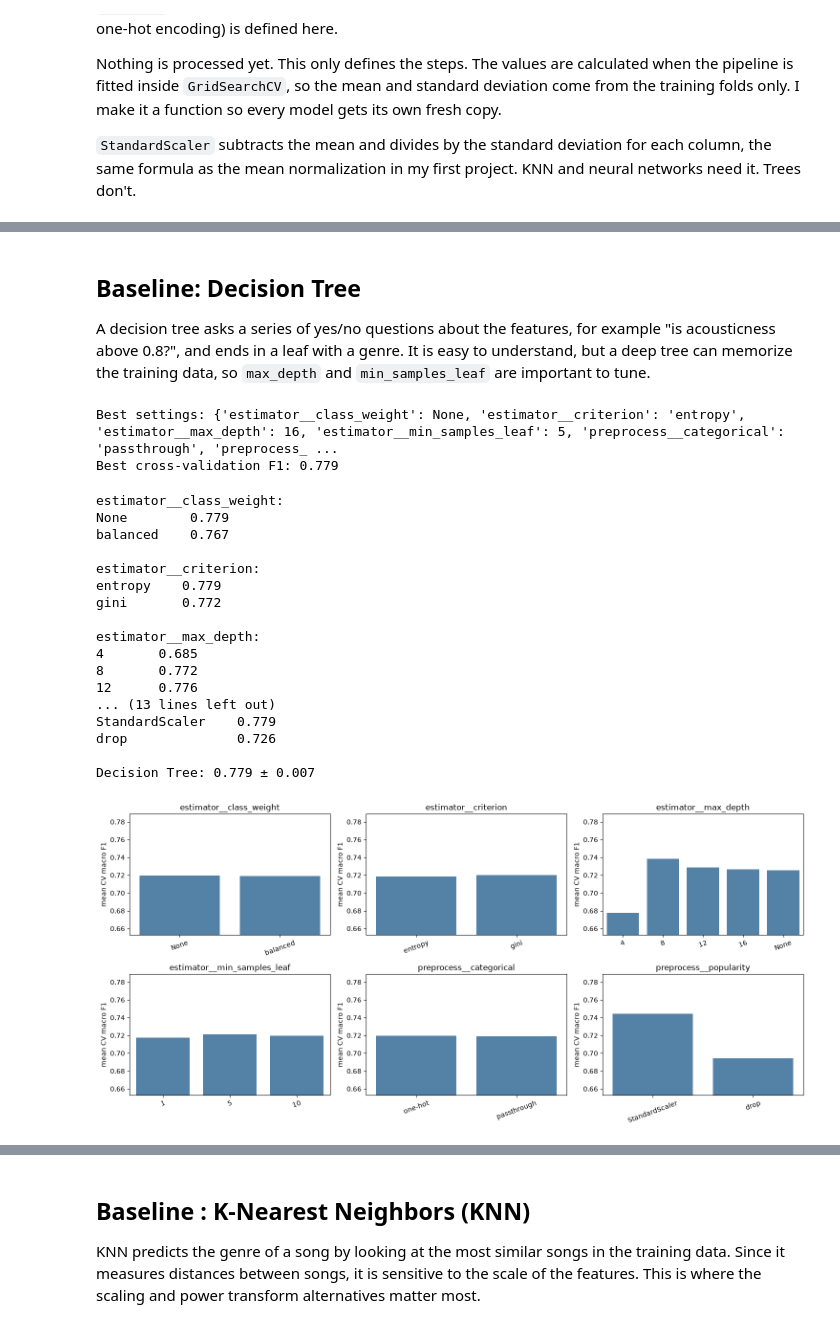
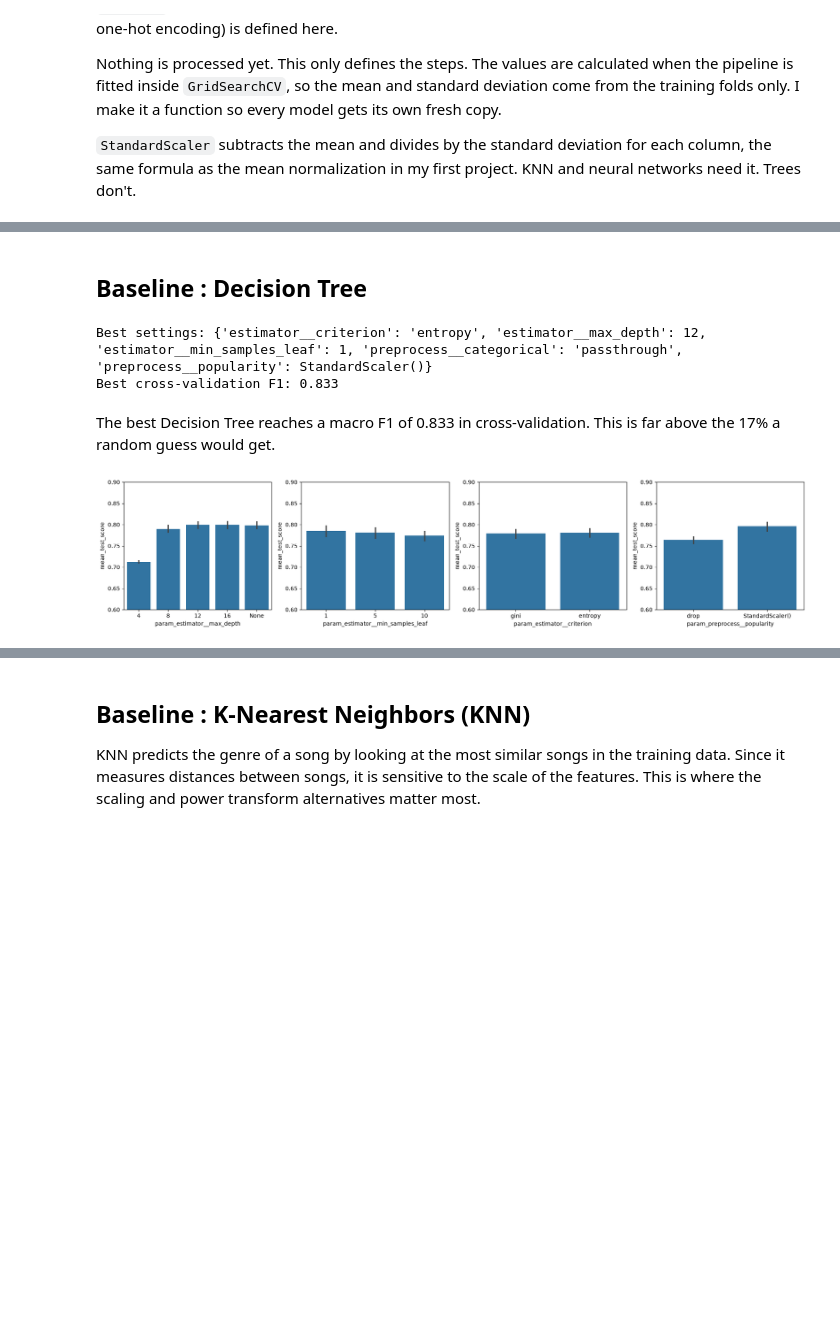
Before and after one commit to ehsamjo12/spotify-genre-classifier, a Jupyter notebook: notebooks/spotify_genre_classification.ipynb, the cells around one changed output, grey strips where cells are left out. Saved outputs shown, nothing was run; the diff lists cells and outputs as text; code cells hidden in the pictures; blank space fills up the shorter version.

```diff
--- a/notebooks/spotify_genre_classification.ipynb
+++ b/notebooks/spotify_genre_classification.ipynb
@@ -1098,11 +1055,3 @@ print(f"Rows left: {len(df)}")
 # %% [output]
 Songs listed under two genres: 11
 Rows left: 5899
-# %%
-# Remove re-released copies: keep one copy of every recording, based on the audio features only.
-# I save the data before this step, so I can show afterwards how much the copies would have mattered.
-df_with_copies = df.copy()
-
-df = df.drop_duplicates(subset=audio_cols)
-print(f"Re-released copies removed: {len(df_with_copies) - len(df)}")
-print(f"Rows left: {len(df)}")
@@ -1458,7 +1275,0 @@ Before the real models, I measure what random guessing scores. `DummyClassifier`
-# %%
-dummy = DummyClassifier(strategy='uniform', random_state=random_state)
-dummy_scores = cross_val_score(dummy, train_features, train_targets, cv=cv, scoring='f1_macro')
-print(f"Random guessing, macro F1: {dummy_scores.mean():.3f} ± {dummy_scores.std():.3f}")
-
-# Fitted on the training data for the test comparison later
-dummy.fit(train_features, train_targets);
@@ -1472,13 +1337,9 @@ This is the score every model has to beat.
 # %% [markdown]
-## Baseline: Decision Tree
-
-A decision tree asks a series of yes/no questions about the features, for example
-"is acousticness above 0.8?", and ends in a leaf with a genre. It is easy to understand, but a deep
-tree can memorize the training data, so `max_depth` and `min_samples_leaf` are important to tune.
+## Baseline : Decision Tree
 # %%
 dt_pipe = Pipeline([
     ('preprocess', make_preprocessor()),
-    ('estimator', DecisionTreeClassifier(random_state=random_state))
+    ('estimator', DecisionTreeClassifier(random_state=42))
 ])
 
 dt_params = {
@@ -1488,38 +1349,38 @@ dt_params = {
     # Model parameters
     'estimator__max_depth': [4, 8, 12, 16, None],
     'estimator__min_samples_leaf': [1, 5, 10],
-    'estimator__criterion': ['gini', 'entropy'],
-    'estimator__class_weight': [None, 'balanced']     # give the smaller genres more weight or not
+    'estimator__criterion': ['gini', 'entropy']
 }
 
-dt_grid = GridSearchCV(dt_pipe, dt_params, cv=cv, scoring='f1_macro', n_jobs=-1)
+dt_grid = GridSearchCV(dt_pipe, dt_params, scoring='f1_macro', n_jobs=-1)
 dt_grid.fit(train_features, train_targets)
 
 print(f"Best settings: {dt_grid.best_params_}")
 print(f"Best cross-validation F1: {dt_grid.best_score_:.3f}")
 # %% [output]
-Best settings: {'estimator__class_weight': None, 'estimator__criterion': 'entropy', 'estimator__max_depth': 16, 'estimator__min_samples_leaf': 5, 'preprocess__categorical': 'passthrough', 'preprocess_ ...
-Best cross-validation F1: 0.779
+Best settings: {'estimator__criterion': 'entropy', 'estimator__max_depth': 12, 'estimator__min_samples_leaf': 1, 'preprocess__categorical': 'passthrough', 'preprocess__popularity': StandardScaler()}
+Best cross-validation F1: 0.833
+# %% [markdown]
+The best Decision Tree reaches a macro F1 of 0.833 in cross-validation. This is far above the
+17% a random guess would get.
 # %%
-summarize_results(dt_grid)
-show_score('Decision Tree', dt_grid)
-plot_search(dt_grid)
+# Put the tuning results in a dataframe
+dt_results = pd.DataFrame(dt_grid.cv_results_)
+
+# None and the scaler object can't be plotted directly, so turn them into text
+dt_results['param_estimator__max_depth'] = dt_results['param_estimator__max_depth'].fillna('None').astype(str)
+dt_results['param_preprocess__popularity'] = dt_results['param_preprocess__popularity'].astype(str)
+
+fig, axes = plt.subplots(1, 4, figsize=(18, 4))
+sns.barplot(data=dt_results, x='param_estimator__max_depth', y='mean_test_score',
+            order=['4', '8', '12', '16', 'None'], ax=axes[0])
+sns.barplot(data=dt_results, x='param_estimator__min_samples_leaf', y='mean_test_score', ax=axes[1])
+sns.barplot(data=dt_results, x='param_estimator__criterion', y='mean_test_score', ax=axes[2])
+sns.barplot(data=dt_results, x='param_preprocess__popularity', y='mean_test_score', ax=axes[3])
+
+for ax in axes:
+    ax.set_ylim(0.6, 0.9)   # zoom in so small differences are visible
+plt.tight_layout()
+plt.show()
 # %% [output]
-estimator__class_weight:
-None        0.779
-balanced    0.767
-
-estimator__criterion:
-entropy    0.779
-gini       0.772
-
-estimator__max_depth:
-4       0.685
-8       0.772
-12      0.776
-... (13 lines left out)
-StandardScaler    0.779
-drop              0.726
-
-Decision Tree: 0.779 ± 0.007
-[figure, old version]
+[figure, new version]
```
Also changed, not shown: parts of 160 cells of this notebook, 1 other file.
